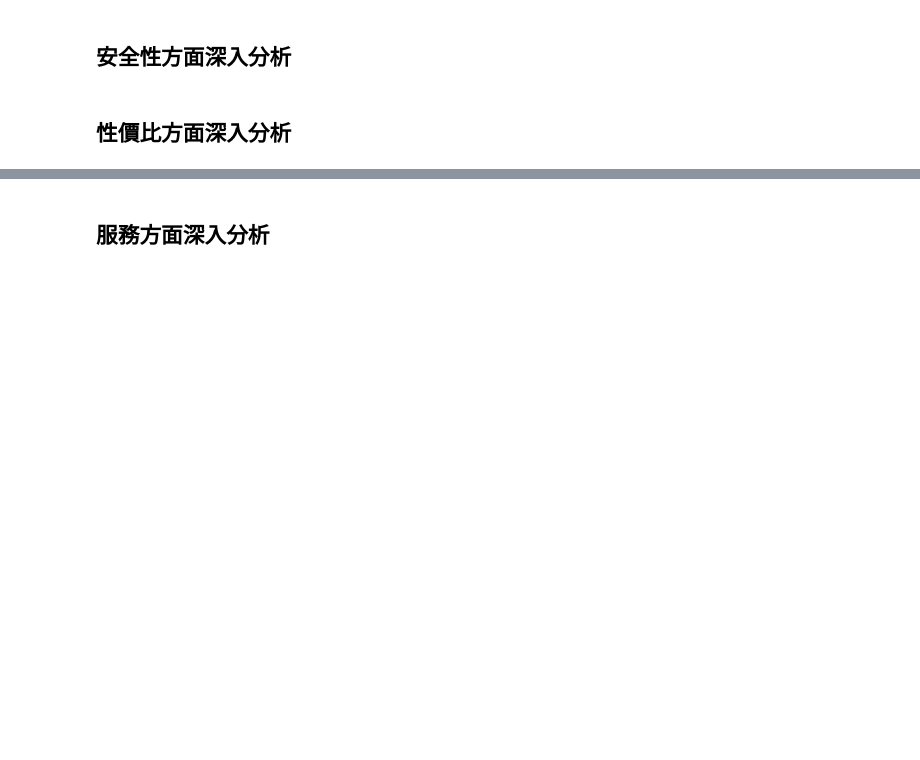
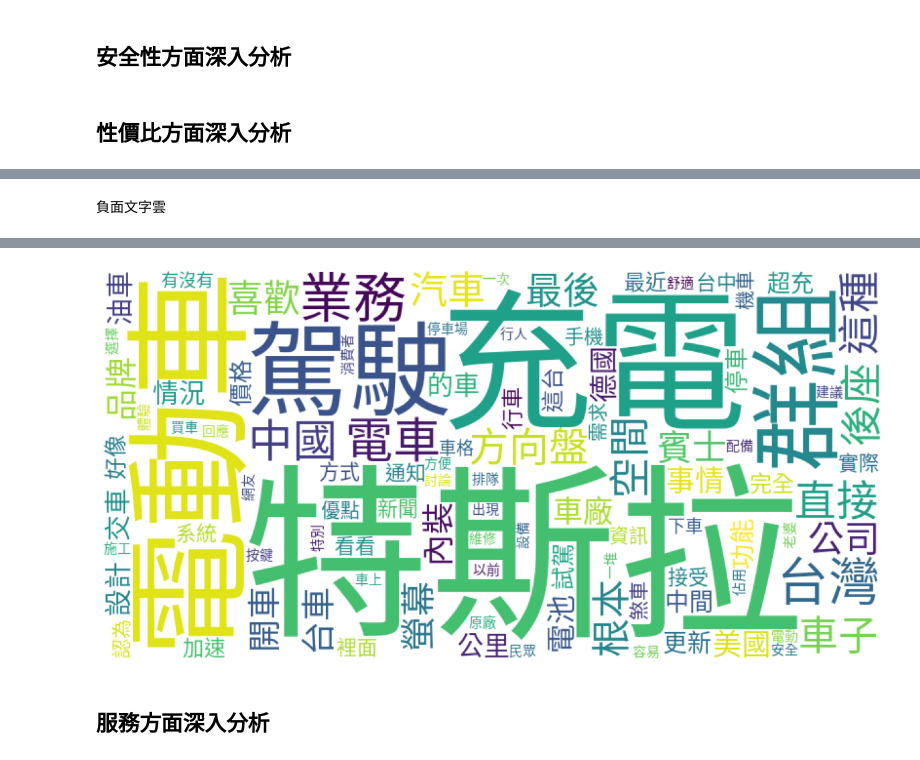
Before and after one commit to weiyu9805/SMA_project, a Jupyter notebook: project2.ipynb, the cells around one changed output, grey strips where cells are left out. Saved outputs shown, nothing was run; the diff lists cells and outputs as text; code cells hidden in the pictures; blank space fills up the shorter version.

```diff
--- a/project2.ipynb
+++ b/project2.ipynb
@@ -465,0 +421,13 @@ OSError: cannot open resource
+# %% [markdown]
+負面文字雲
+# %%
+# 繪製文字雲
+freq_experience_pos = get_freq_to_wordcloud(df_experience_neg)
+wordcloud_nostop = WordCloud(background_color = 'white', width = 800, height = 400, font_path = FontPath, max_words =100)
+wordcloud_nostop.generate_from_frequencies(freq_experience_pos)
+
+plt.figure(figsize = (15,12))
+plt.imshow(wordcloud_nostop)
+plt.axis('off')
+plt.show()
+# %% [output]
@@ -466,2 +442,3 @@ OSError: cannot open resource
+[figure, added]
 # %% [markdown]
 ## 服務方面深入分析
```
Also changed, not shown: parts of 29 cells of this notebook, 2 other files.
